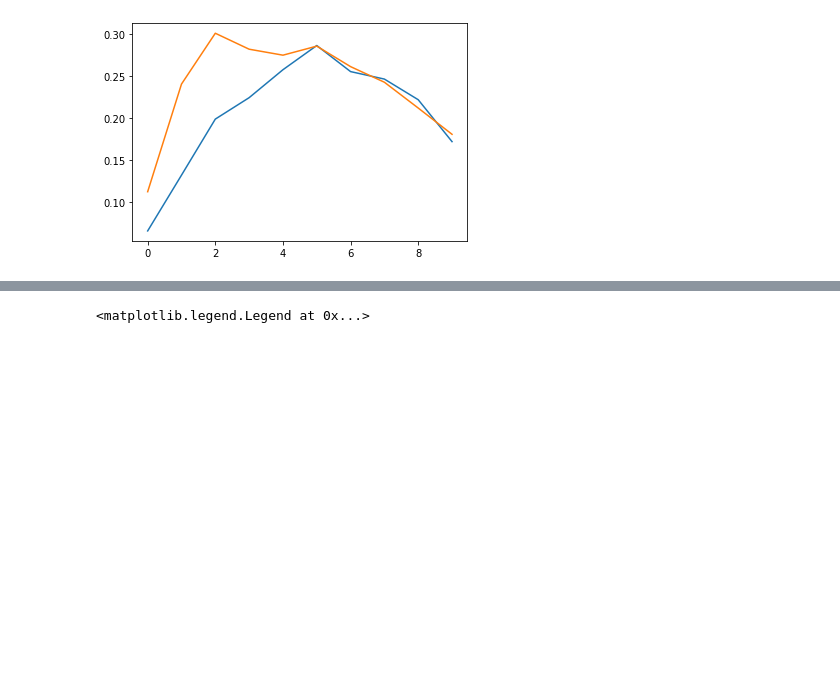
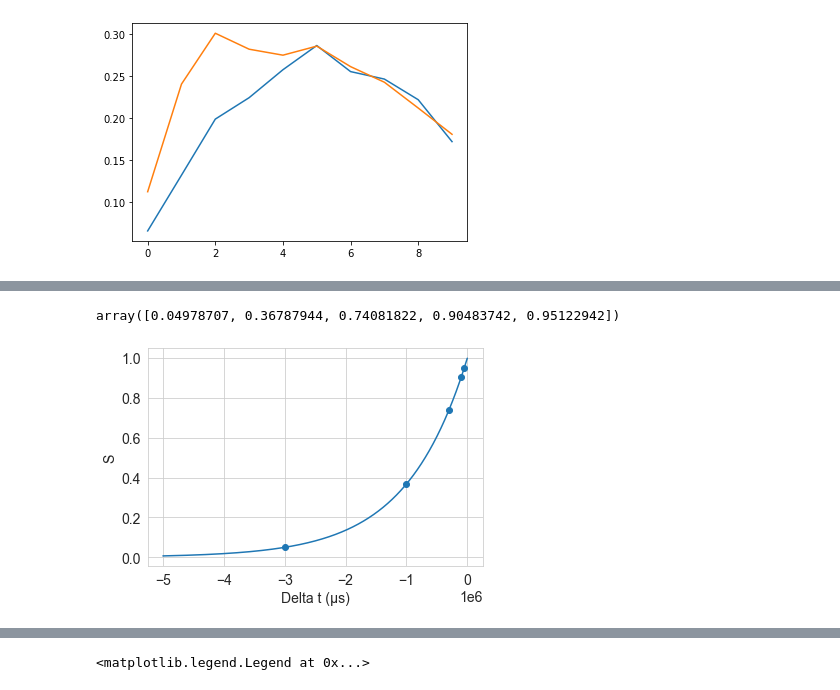
Before and after one commit to HarmoniaLeo/prophesee-automotive-dataset-toolbox, a Jupyter notebook: experiments3.ipynb, the cells around one changed output, grey strips where cells are left out. Drawn from its saved outputs; the diff is of its cells as text; code cells hidden in the pictures; blank space fills up the shorter version.

```diff
--- a/experiments3.ipynb
+++ b/experiments3.ipynb
@@ -248,0 +296,21 @@ plt.plot(np.arange(len(basic_long)),basic_long)
+# %%
+import matplotlib.pyplot as plt
+import numpy as np
+import pandas as pd
+import seaborn as sns
+
+sns.set_style("whitegrid")
+plt.rcParams.update({'font.size':14})
+l = 1e-6
+t = np.arange(-5000000, 0, 1000)
+S = np.exp(l*t)
+t2 = np.array([-3000000, -1000000, -300000, -100000, -50000])
+S2 = np.exp(l*t2)
+plt.plot(t,S)
+plt.scatter(t2,S2)
+plt.xlabel("Delta t (μs)")
+plt.ylabel("S")
+S2
+# %% [output]
+array([0.04978707, 0.36787944, 0.74081822, 0.90483742, 0.95122942])
+[figure, added]
```
Also changed, not shown: parts of 14 cells of this notebook, 9 other files.
